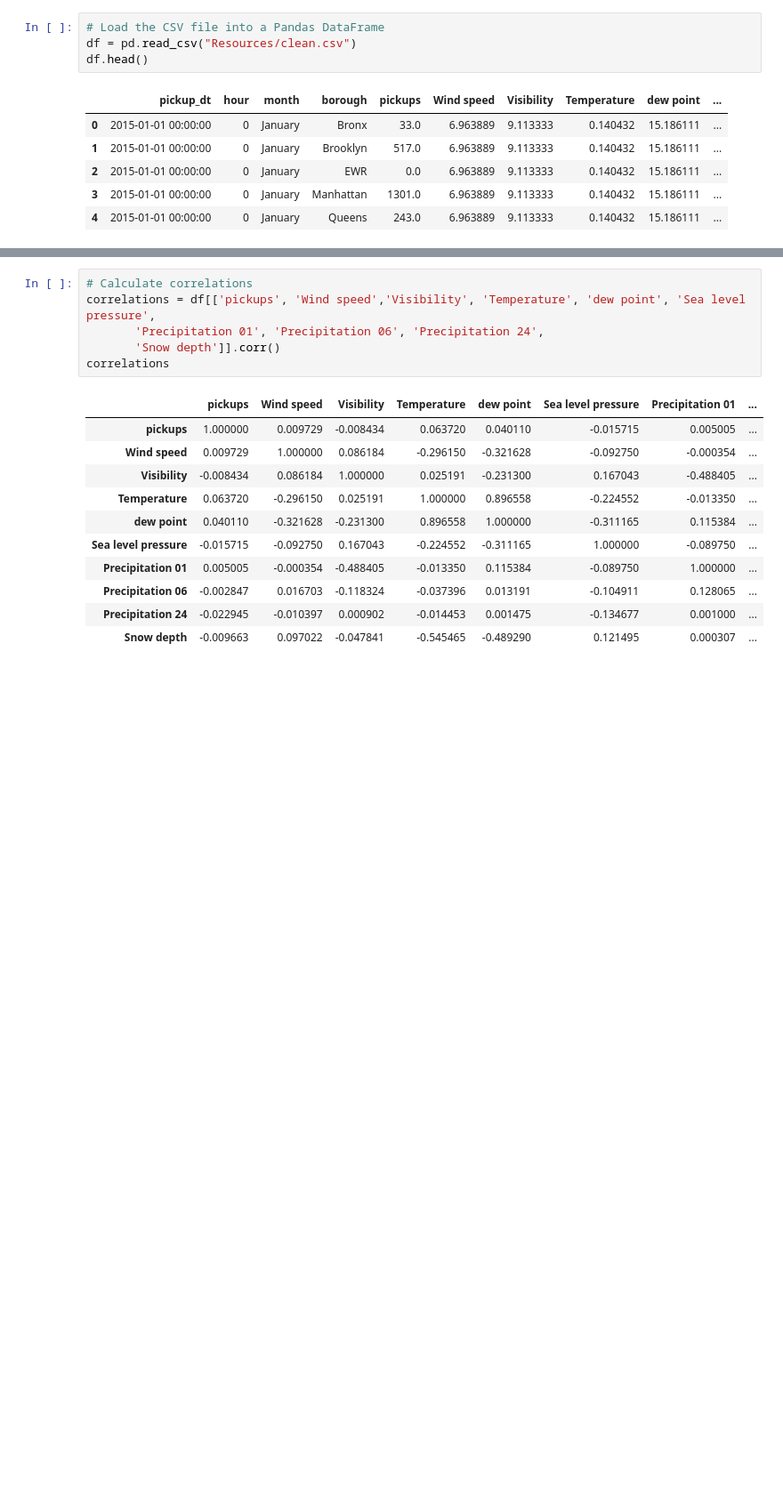
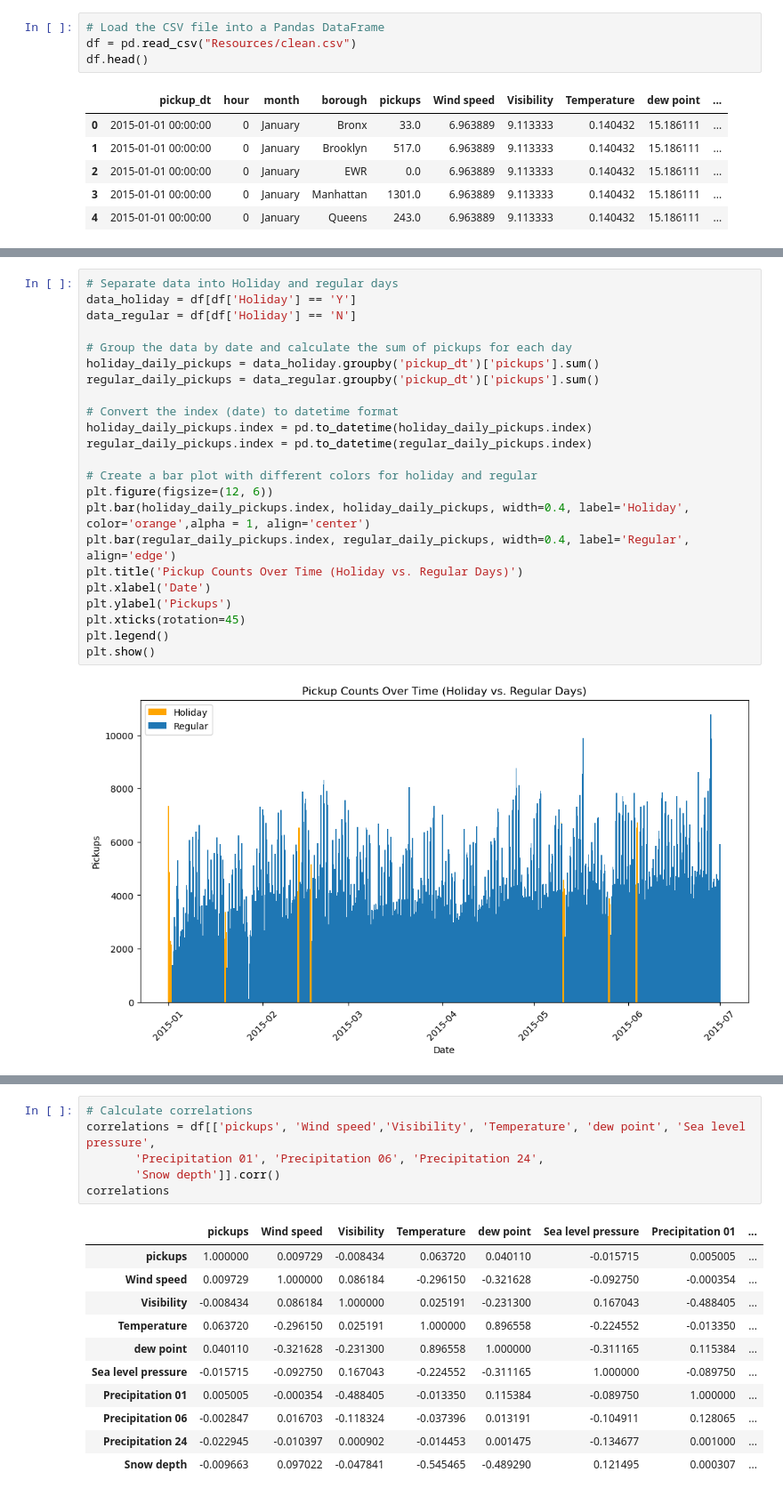
Before and after one commit to Jherza-X/Project1-Group9, a Jupyter notebook: Uber-Weather-Project/project-1 - Q1.ipynb, the cells around one changed output, grey strips where cells are left out. Shown at 89% size. Drawn from its saved outputs; the diff is of its cells as text; blank space fills up the shorter version.

```diff
--- a/Uber-Weather-Project/project-1 - Q1.ipynb
+++ b/Uber-Weather-Project/project-1 - Q1.ipynb
@@ -52,0 +184,25 @@ df.head()
+# %%
+# Separate data into Holiday and regular days
+data_holiday = df[df['Holiday'] == 'Y']
+data_regular = df[df['Holiday'] == 'N']
+
+# Group the data by date and calculate the sum of pickups for each day
+holiday_daily_pickups = data_holiday.groupby('pickup_dt')['pickups'].sum()
+regular_daily_pickups = data_regular.groupby('pickup_dt')['pickups'].sum()
+
+# Convert the index (date) to datetime format
+holiday_daily_pickups.index = pd.to_datetime(holiday_daily_pickups.index)
+regular_daily_pickups.index = pd.to_datetime(regular_daily_pickups.index)
+
+# Create a bar plot with different colors for holiday and regular
+plt.figure(figsize=(12, 6))
+plt.bar(holiday_daily_pickups.index, holiday_daily_pickups, width=0.4, label='Holiday', color='orange',alpha = 1, align='center')
+plt.bar(regular_daily_pickups.index, regular_daily_pickups, width=0.4, label='Regular', align='edge')
+plt.title('Pickup Counts Over Time (Holiday vs. Regular Days)')
+plt.xlabel('Date')
+plt.ylabel('Pickups')
+plt.xticks(rotation=45)
+plt.legend()
+plt.show()
+# %% [output]
+[figure, added]
```
Also changed, not shown: parts of 29 cells of this notebook, 2 other files.
